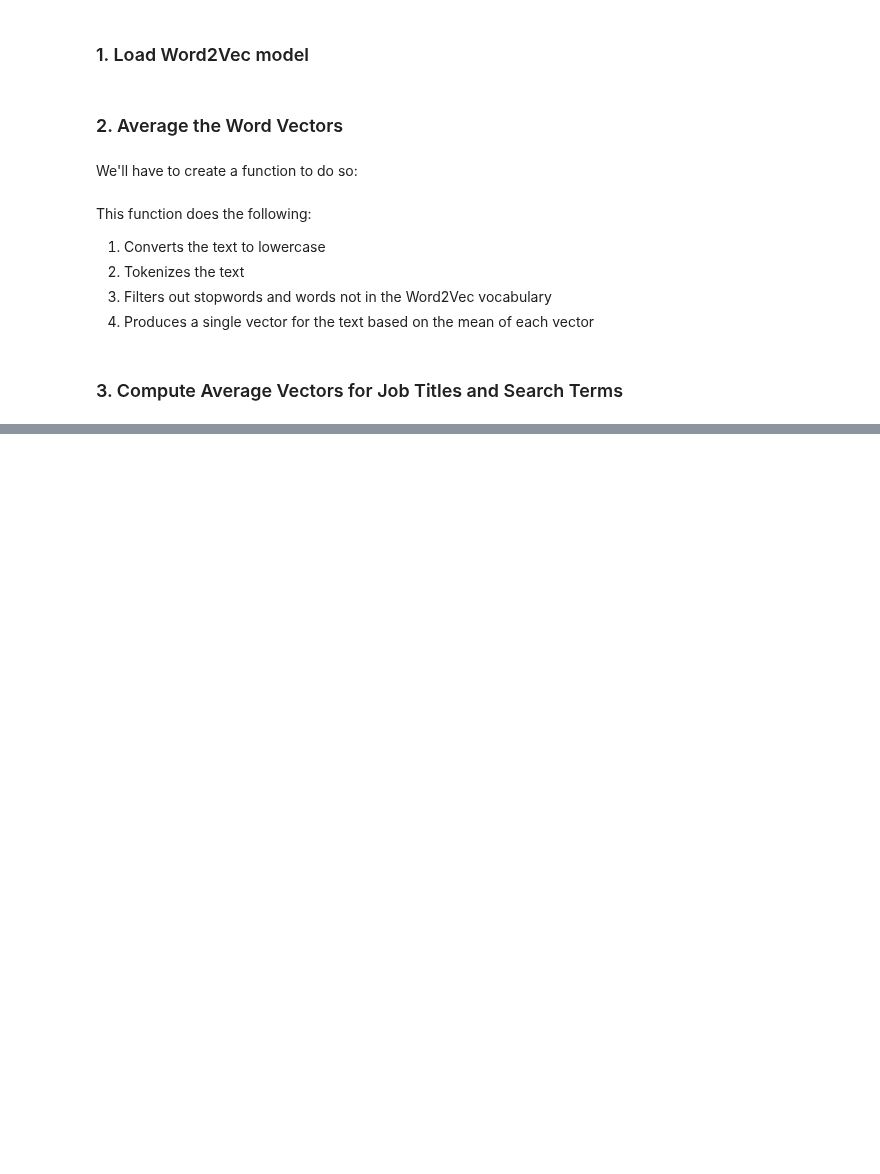
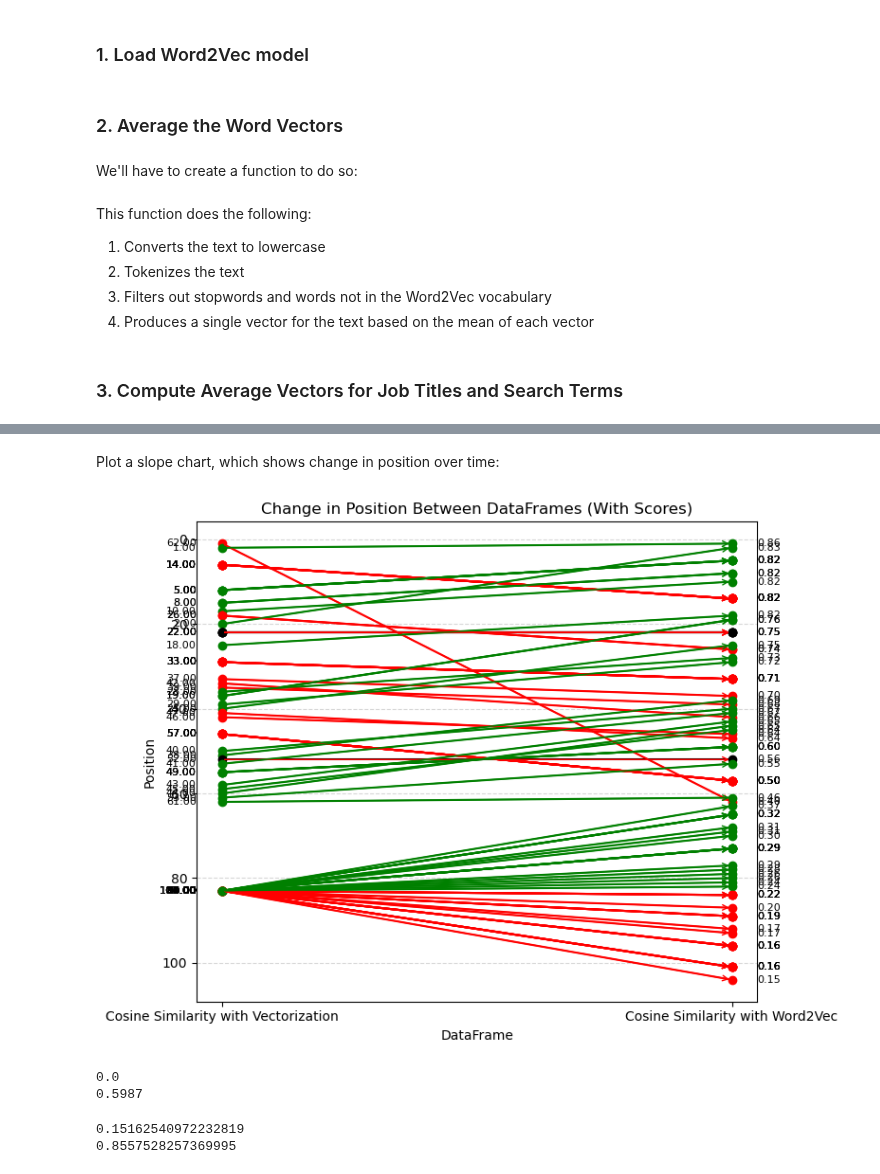
Before and after one commit to sralter/potential_talents, a Jupyter notebook: potential_talents.ipynb, the cells around one changed output, grey strips where cells are left out. Drawn from its saved outputs; the diff is of its cells as text; code cells hidden in the pictures; blank space fills up the shorter version.

```diff
--- a/potential_talents.ipynb
+++ b/potential_talents.ipynb
@@ -1180,0 +1229,4 @@ print(closest_candidates[['job_title', 'max_similarity']].head())
+# %%
+top10_candidates_mean_sim=closest_candidates[['id','job_title','connection','mean_similarity']]\
+.sort_values(by='mean_similarity',ascending=False)
+top10_candidates_mean_sim.head(10)
@@ -1180,0 +1247,15 @@ print(closest_candidates[['job_title', 'max_similarity']].head())
+# %%
+# determine positions in each DataFrame
+sorted_df_hero['position'] = sorted_df_hero['avg_sim_score'].rank(ascending=False).astype(int)
+top10_candidates_mean_sim['position'] = top10_candidates_mean_sim['mean_similarity'].rank(ascending=False).astype(int)
+
+# merge the dataframes to align ids
+merged = pd.merge(sorted_df_hero[['id','avg_sim_score','position']],
+                  top10_candidates_mean_sim[['id','mean_similarity','position']],
+                  on='id',
+                  suffixes=('_cosine', '_word2vec'))
+
+# sort by position in the first dataframe for consistent ordering
+merged.sort_values(by='position_cosine', inplace=True)
+
+merged
@@ -1180,0 +1276,50 @@ print(closest_candidates[['job_title', 'max_similarity']].head())
+# %% [markdown]
+Plot a slope chart, which shows change in position over time:
+# %%
+plt.figure(figsize=(8, 6))
+
+for _, row in merged.iterrows():
+    # Draw lines between positions
+    plt.plot(
+        [1, 2],  # Time points
+        [row['position_cosine'], row['position_word2vec']],  # Ranks
+        marker='o',
+        color='black' if row['position_cosine'] == row['position_word2vec'] else ('green' if row['position_word2vec'] < row['position_cosine'] else 'red'),
+        linestyle='-'
+    )
+    # Add arrows
+    plt.annotate(
+        '',
+        xy=(2, row['position_word2vec']),
+        xytext=(1, row['position_cosine']),
+        arrowprops=dict(color='green' if row['position_word2vec'] < row['position_cosine'] else 'red', arrowstyle="->")
+    )
+    # Add score labels
+    plt.text(0.95, row['position_cosine'], f"{row['position_word2vec']:.2f}", ha='right', va='center', fontsize=8)
+    plt.text(2.05, row['position_word2vec'], f"{row['mean_similarity']:.2f}", ha='left', va='center', fontsize=8)
+
+# Customize plot
+plt.xticks([1, 2], ['Cosine Similarity with Vectorization', 'Cosine Similarity with Word2Vec'])
+plt.gca().invert_yaxis()  # Rank 1 on top
+plt.xlabel('DataFrame')
+plt.ylabel('Position')
+plt.title('Change in Position Between DataFrames (With Scores)')
+plt.grid(axis='y', linestyle='--', alpha=0.5)
+plt.tight_layout()
+plt.show()
+# %% [output]
+[figure, added]
+# %%
+sorted_df_hero['avg_sim_score_clean']=sorted_df_hero['avg_sim_score'].str.replace('%','',regex=False)
+sorted_df_hero['avg_sim_score_clean']=sorted_df_hero['avg_sim_score_clean'].astype(float)/100
+print(sorted_df_hero['avg_sim_score_clean'].min())
+print(sorted_df_hero['avg_sim_score_clean'].max())
+# %% [output]
+0.0
+0.5987
+# %%
+print(top10_candidates_mean_sim['mean_similarity'].min())
+print(top10_candidates_mean_sim['mean_similarity'].max())
+# %% [output]
+0.15162540972232819
+0.8557528257369995
```
Also changed, not shown: parts of 21 cells of this notebook, 10 other files.
